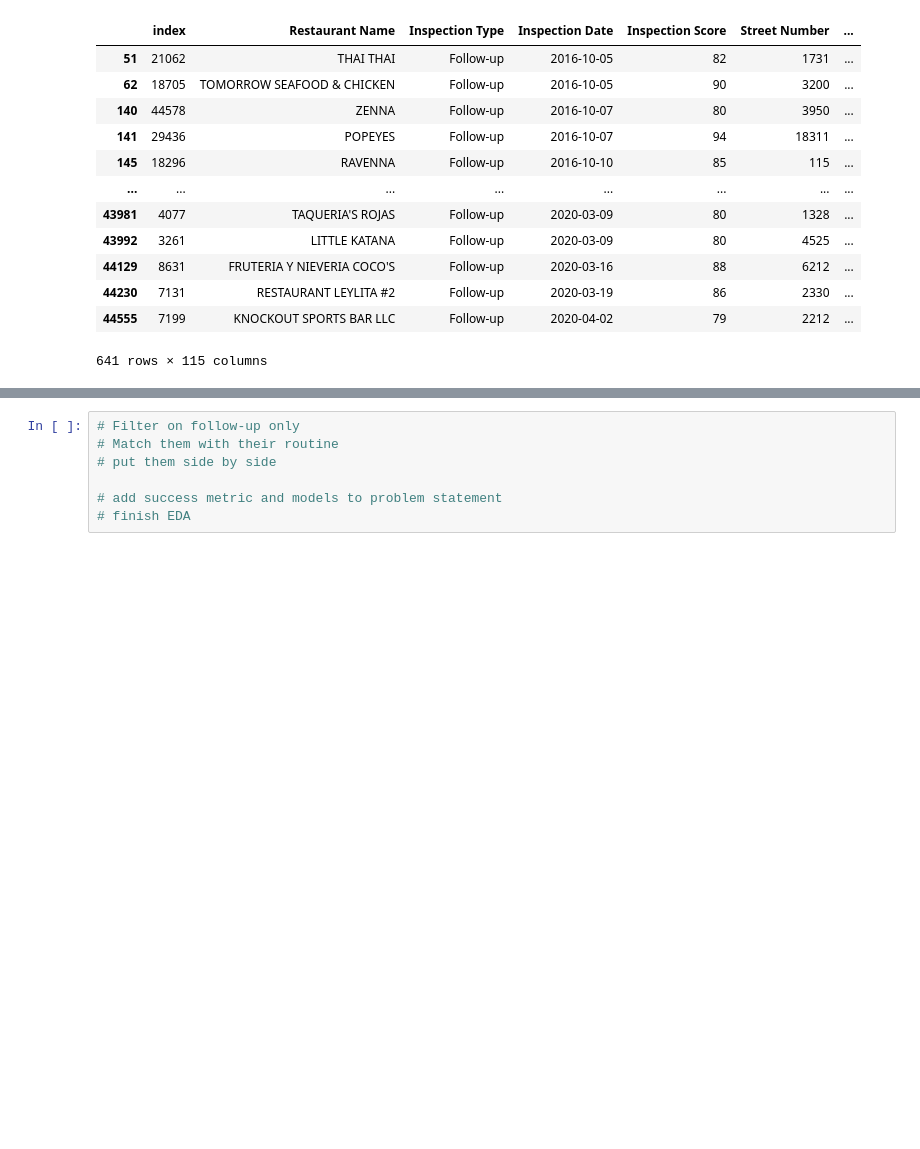
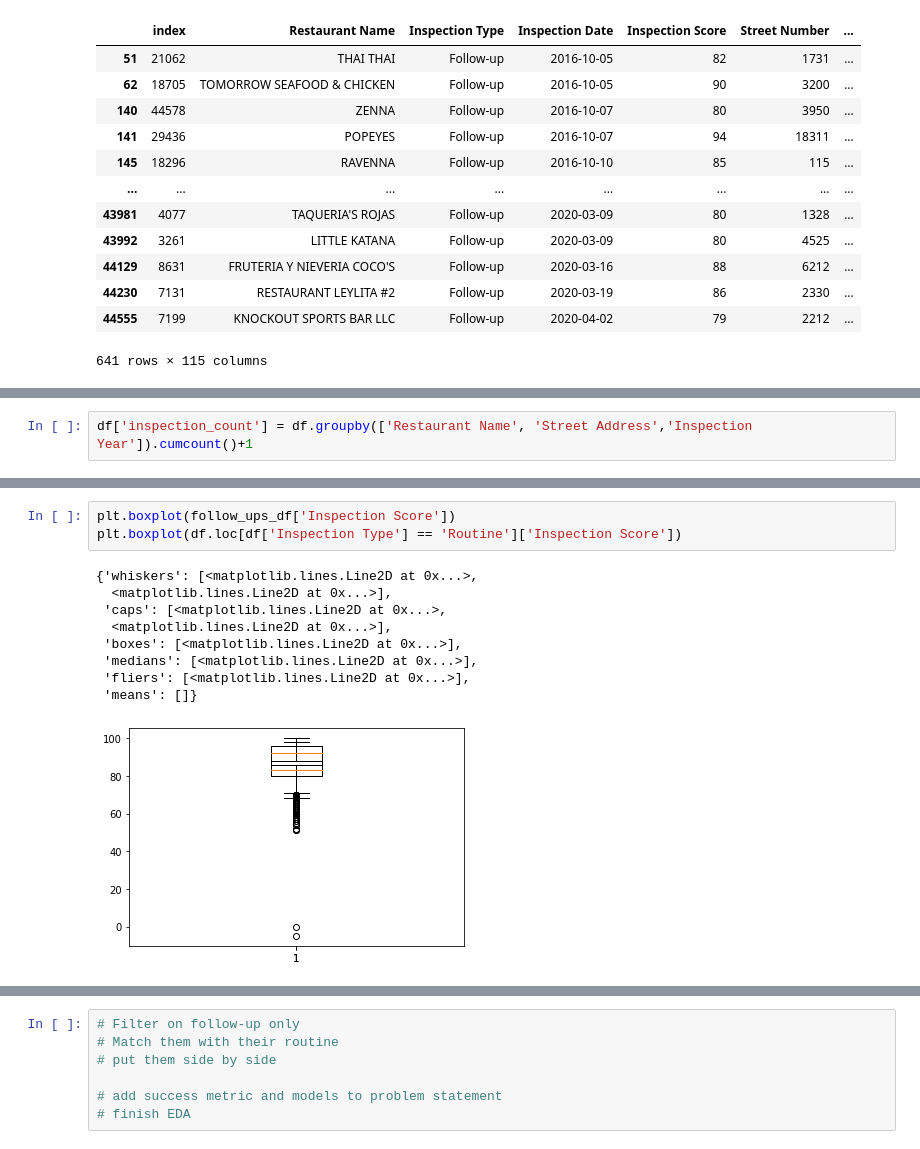
Before and after one commit to BLGreenspan/Capstone, a Jupyter notebook: Capstone Code.ipynb, the cells around one changed output, grey strips where cells are left out. Drawn from its saved outputs; the diff is of its cells as text; blank space fills up the shorter version.

```diff
--- a/Capstone Code.ipynb
+++ b/Capstone Code.ipynb
@@ -148,0 +182,2 @@ follow_ups_df
+# %%
+df['inspection_count'] = df.groupby(['Restaurant Name', 'Street Address','Inspection Year']).cumcount()+1
@@ -148,0 +282,13 @@ follow_ups_df
+# %%
+plt.boxplot(follow_ups_df['Inspection Score'])
+plt.boxplot(df.loc[df['Inspection Type'] == 'Routine']['Inspection Score'])
+# %% [output]
+{'whiskers': [<matplotlib.lines.Line2D at 0x...>,
+  <matplotlib.lines.Line2D at 0x...>],
+ 'caps': [<matplotlib.lines.Line2D at 0x...>,
+  <matplotlib.lines.Line2D at 0x...>],
+ 'boxes': [<matplotlib.lines.Line2D at 0x...>],
+ 'medians': [<matplotlib.lines.Line2D at 0x...>],
+ 'fliers': [<matplotlib.lines.Line2D at 0x...>],
+ 'means': []}
+[figure, added]
```
Also changed, not shown: parts of 20 cells of this notebook.
